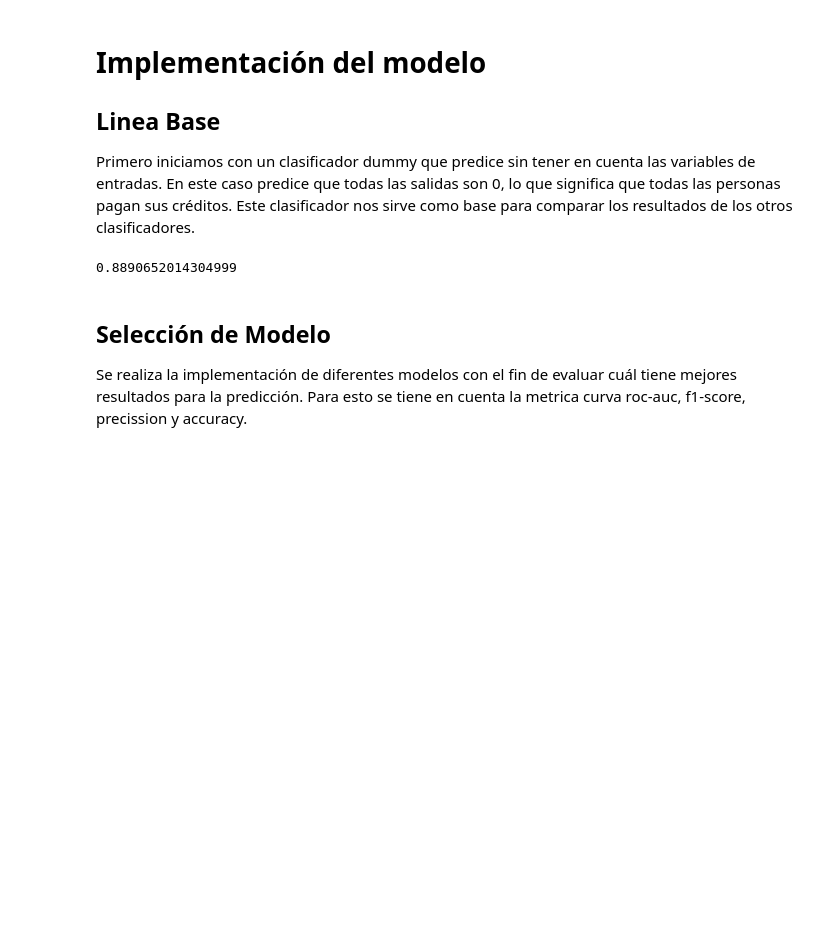
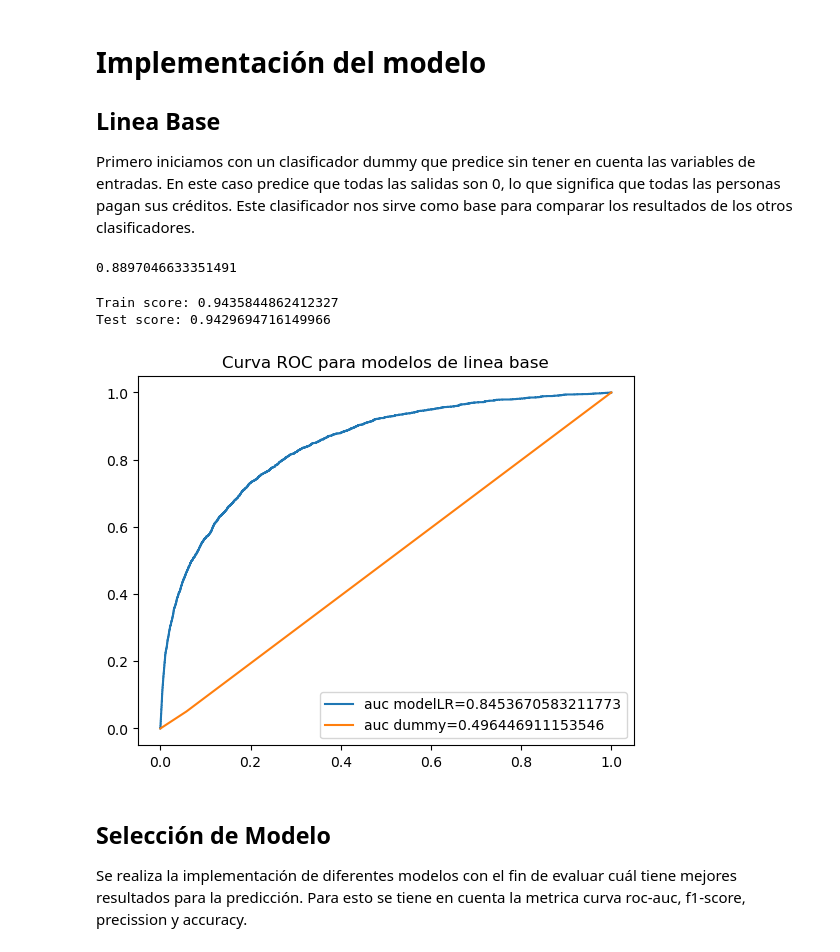
Before and after one commit to 00Fede/givemesomecredit, a Jupyter notebook: Model_Implementation_Training.ipynb, the cells around one changed output. Drawn from its saved outputs; the diff is of its cells as text; code cells hidden in the pictures; blank space fills up the shorter version.

```diff
--- a/Model_Implementation_Training.ipynb
+++ b/Model_Implementation_Training.ipynb
@@ -120,8 +120,8 @@ X_train, X_test, y_train, y_test = train_test_split(
 Primero iniciamos con un clasificador dummy que predice sin tener en cuenta las variables de entradas. En este caso predice que todas las salidas son 0, lo que significa que todas las personas pagan sus créditos. Este clasificador nos sirve como base para comparar los resultados de los otros clasificadores.
 # %%
 # implement naive model to check the accuracy
-dummy_clf = DummyClassifier(strategy="stratified")
-dummy_clf.fit(X_train, y_train)
-dummy_clf.score(X_test, y_test)
+modelDummy = DummyClassifier(strategy="stratified")
+modelDummy.fit(X_train, y_train)
+modelDummy.score(X_test, y_test)
 # %% [output]
-0.8890652014304999
+0.8897046633351491
@@ -152,3 +128,33 @@ modelXGB = XGBClassifier( n_estimators = 150, learning_rate=0.05, max_depth = 5)
+# %%
+modelLR = LogisticRegression( random_state=42, max_iter=1000 )
+modelLR.fit(X_train, y_train)
+
+# score of the model
+print(f"Train score: {modelLR.score(X_train, y_train)}")
+print(f"Test score: {modelLR.score(X_test, y_test)}")
+# %% [output]
+Train score: 0.9435844862412327
+Test score: 0.9429694716149966
+# %%
+#show roc curve for model dummy and logistic regression in same plot
+y_pred_proba = modelLR.predict_proba(X_test)[::,1]
+
+fpr, tpr, th = roc_curve(y_test,  y_pred_proba, pos_label=1)
+auc_metric = auc(fpr, tpr)
+
+plt.plot(fpr, tpr,label="auc modelLR="+str(auc_metric))
+
+y_pred_proba = modelDummy.predict_proba(X_test)[::,1]
+fpr, tpr, th = roc_curve(y_test,  y_pred_proba, pos_label=1)
+auc_metric = auc(fpr, tpr)
+
+plt.plot(fpr, tpr,label="auc dummy="+str(auc_metric))
+
+plt.legend(loc=4)
+plt.title('Curva ROC para modelos de linea base')
+plt.show()
+# %% [output]
+[figure, added]
 # %% [markdown]
 ## Selección de Modelo
 Se realiza la implementación de diferentes modelos con el fin de evaluar cuál tiene mejores resultados para la predicción. Para esto se tiene en cuenta la metrica curva roc-auc, f1-score, precission y accuracy.
```
Also changed, not shown: parts of 3 cells of this notebook.
